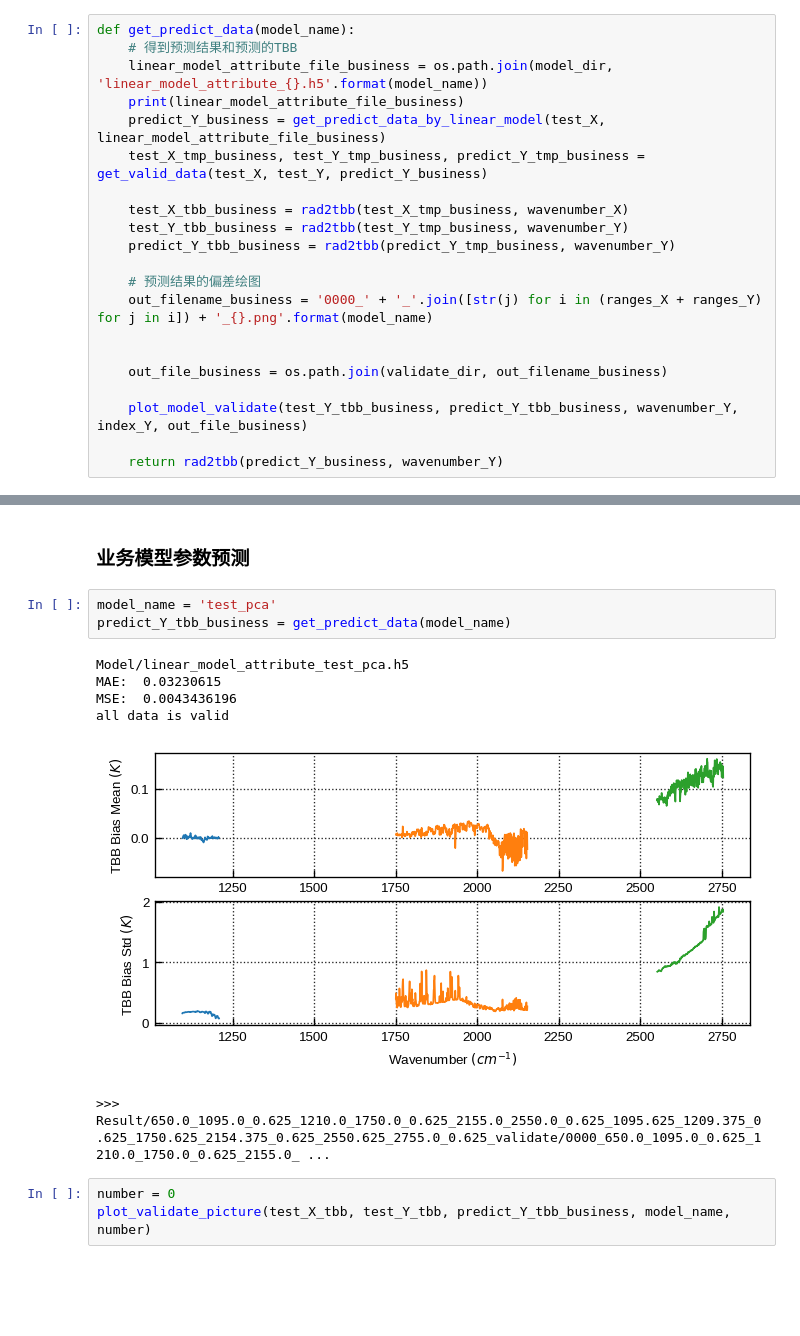
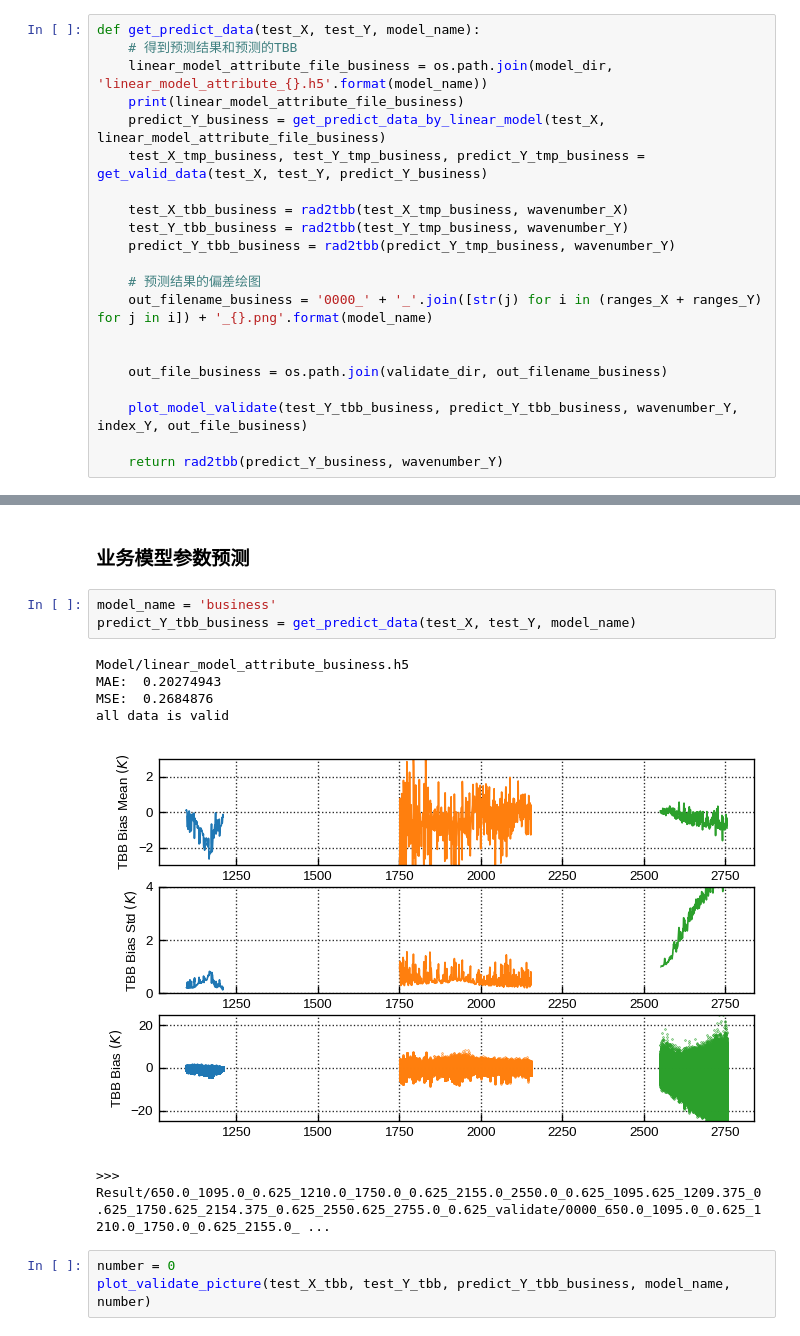
Before and after one commit to NingAnMe/django-practice, a Jupyter notebook: gap_filling_valicate.ipynb, the cells around one changed output, grey strips where cells are left out. Saved outputs shown, nothing was run; the diff lists cells and outputs as text; blank space fills up the shorter version.

```diff
--- a/gap_filling_valicate.ipynb
+++ b/gap_filling_valicate.ipynb
@@ -239,7 +239,7 @@ def get_valid_data(test_X, test_Y, predict_Y_linear):
 
         return test_X_linear_tmp, test_Y_linear_tmp, predict_Y_linear_tmp
 # %%
-def get_predict_data(model_name):
+def get_predict_data(test_X, test_Y, model_name):
     # 得到预测结果和预测的TBB
     linear_model_attribute_file_business = os.path.join(model_dir, 'linear_model_attribute_{}.h5'.format(model_name))
     print(linear_model_attribute_file_business)
@@ -336,14 +496,14 @@ test_Y_tbb = rad2tbb(test_Y, wavenumber_Y)
 # %% [markdown]
 ### 业务模型参数预测
 # %%
-model_name = 'test_pca'
-predict_Y_tbb_business = get_predict_data(model_name)
+model_name = 'business'
+predict_Y_tbb_business = get_predict_data(test_X, test_Y, model_name)
 # %% [output]
-Model/linear_model_attribute_test_pca.h5
-MAE:  0.03230615
-MSE:  0.0043436196
+Model/linear_model_attribute_business.h5
+MAE:  0.20274943
+MSE:  0.2684876
 all data is valid
-[figure, old version]
+[figure, new version]
 >>> Result/650.0_1095.0_0.625_1210.0_1750.0_0.625_2155.0_2550.0_0.625_1095.625_1209.375_0.625_1750.625_2154.375_0.625_2550.625_2755.0_0.625_validate/0000_650.0_1095.0_0.625_1210.0_1750.0_0.625_2155.0_ ...
 # %%
 number = 0
```
Also changed, not shown: parts of 10 cells of this notebook, 7 other files.
